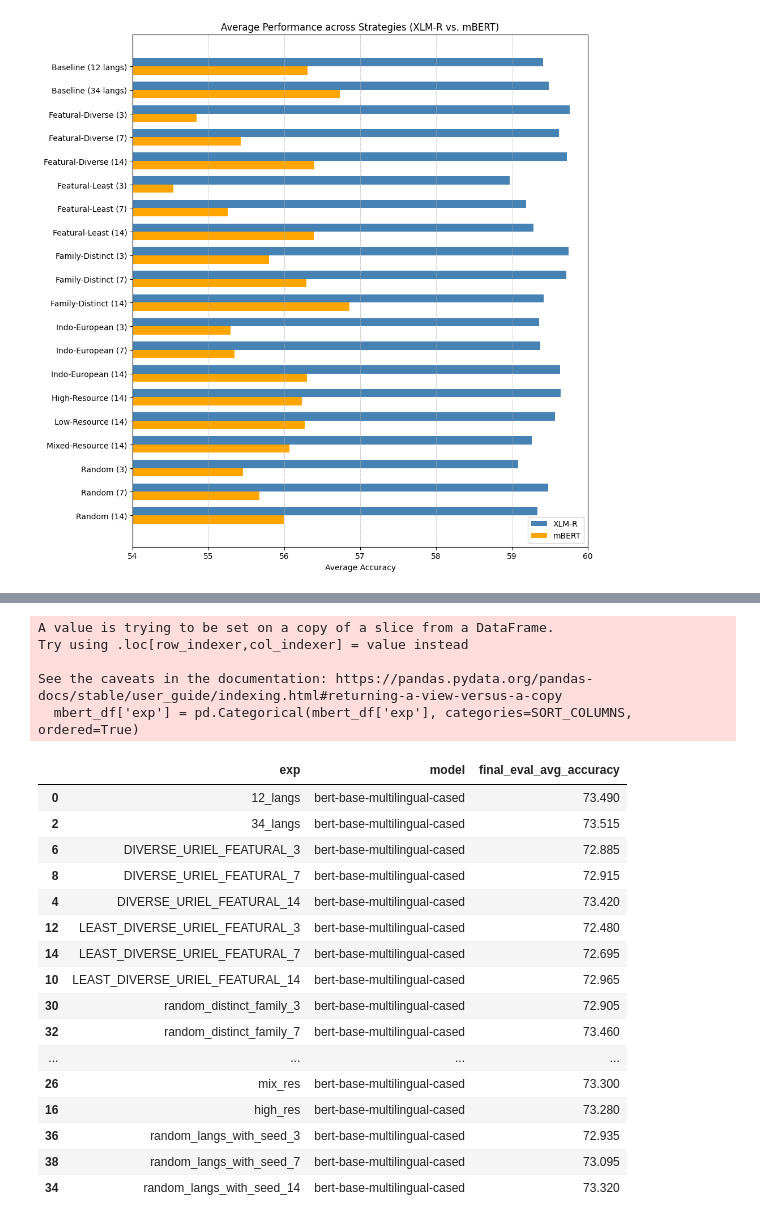
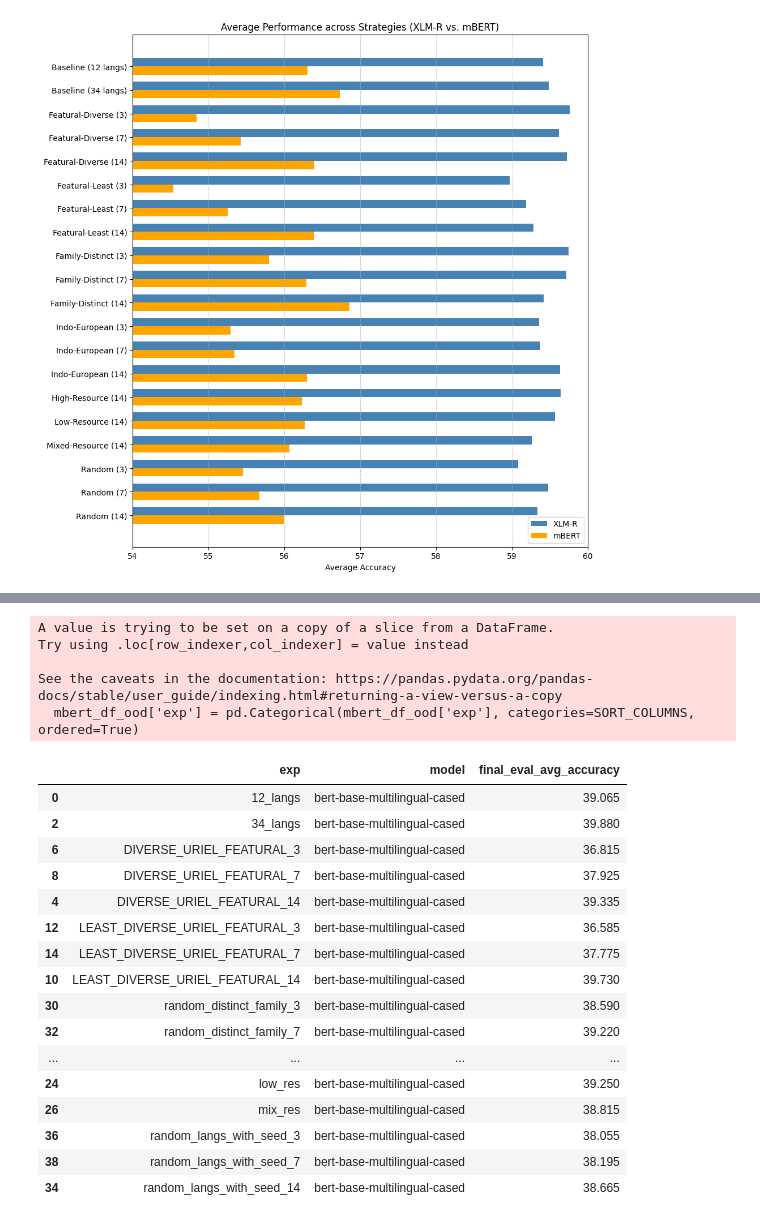
Before and after one commit to felixgaschi/multilingual-alignment-and-transfer, a Jupyter notebook: data/reader.ipynb, the cells around one changed output, grey strips where cells are left out. Cells and saved outputs as stored; diff of their text form; code cells hidden in the pictures.

```diff
--- a/data/reader.ipynb
+++ b/data/reader.ipynb
@@ -473,28 +665,28 @@ See the caveats in the documentation: https://pandas.pydata.org/pandas-docs/stab
 # %%
-mbert_df = grouped_df[grouped_df['model'] == 'bert-base-multilingual-cased']
-mbert_df['exp'] = pd.Categorical(mbert_df['exp'], categories=SORT_COLUMNS, ordered=True)
-mbert_df = mbert_df.sort_values('exp')  # This line actually performs the sorting
-mbert_df
+mbert_df_ood = grouped_df[grouped_df['model'] == 'bert-base-multilingual-cased']
+mbert_df_ood['exp'] = pd.Categorical(mbert_df_ood['exp'], categories=SORT_COLUMNS, ordered=True)
+mbert_df_ood = mbert_df_ood.sort_values('exp')  # This line actually performs the sorting
+mbert_df_ood
 # %% [output]
 A value is trying to be set on a copy of a slice from a DataFrame.
 Try using .loc[row_indexer,col_indexer] = value instead
 
 See the caveats in the documentation: https://pandas.pydata.org/pandas-docs/stable/user_guide/indexing.html#returning-a-view-versus-a-copy
-  mbert_df['exp'] = pd.Categorical(mbert_df['exp'], categories=SORT_COLUMNS, ordered=True)
+  mbert_df_ood['exp'] = pd.Categorical(mbert_df_ood['exp'], categories=SORT_COLUMNS, ordered=True)
 |  | exp | model | final_eval_avg_accuracy |
-| 0 | 12_langs | bert-base-multilingual-cased | 73.490 |
-| 2 | 34_langs | bert-base-multilingual-cased | 73.515 |
-| 6 | DIVERSE_URIEL_FEATURAL_3 | bert-base-multilingual-cased | 72.885 |
-| 8 | DIVERSE_URIEL_FEATURAL_7 | bert-base-multilingual-cased | 72.915 |
-| 4 | DIVERSE_URIEL_FEATURAL_14 | bert-base-multilingual-cased | 73.420 |
-| 12 | LEAST_DIVERSE_URIEL_FEATURAL_3 | bert-base-multilingual-cased | 72.480 |
-| 14 | LEAST_DIVERSE_URIEL_FEATURAL_7 | bert-base-multilingual-cased | 72.695 |
-| 10 | LEAST_DIVERSE_URIEL_FEATURAL_14 | bert-base-multilingual-cased | 72.965 |
-| 30 | random_distinct_family_3 | bert-base-multilingual-cased | 72.905 |
-| 32 | random_distinct_family_7 | bert-base-multilingual-cased | 73.460 |
+| 0 | 12_langs | bert-base-multilingual-cased | 39.065 |
+| 2 | 34_langs | bert-base-multilingual-cased | 39.880 |
+| 6 | DIVERSE_URIEL_FEATURAL_3 | bert-base-multilingual-cased | 36.815 |
+| 8 | DIVERSE_URIEL_FEATURAL_7 | bert-base-multilingual-cased | 37.925 |
+| 4 | DIVERSE_URIEL_FEATURAL_14 | bert-base-multilingual-cased | 39.335 |
+| 12 | LEAST_DIVERSE_URIEL_FEATURAL_3 | bert-base-multilingual-cased | 36.585 |
+| 14 | LEAST_DIVERSE_URIEL_FEATURAL_7 | bert-base-multilingual-cased | 37.775 |
+| 10 | LEAST_DIVERSE_URIEL_FEATURAL_14 | bert-base-multilingual-cased | 39.730 |
+| 30 | random_distinct_family_3 | bert-base-multilingual-cased | 38.590 |
+| 32 | random_distinct_family_7 | bert-base-multilingual-cased | 39.220 |
 | ... | ... | ... | ... |
-| 26 | mix_res | bert-base-multilingual-cased | 73.300 |
-| 16 | high_res | bert-base-multilingual-cased | 73.280 |
-| 36 | random_langs_with_seed_3 | bert-base-multilingual-cased | 72.935 |
-| 38 | random_langs_with_seed_7 | bert-base-multilingual-cased | 73.095 |
-| 34 | random_langs_with_seed_14 | bert-base-multilingual-cased | 73.320 |
+| 24 | low_res | bert-base-multilingual-cased | 39.250 |
+| 26 | mix_res | bert-base-multilingual-cased | 38.815 |
+| 36 | random_langs_with_seed_3 | bert-base-multilingual-cased | 38.055 |
+| 38 | random_langs_with_seed_7 | bert-base-multilingual-cased | 38.195 |
+| 34 | random_langs_with_seed_14 | bert-base-multilingual-cased | 38.665 |
```
Also changed, not shown: parts of 19 cells of this notebook.
